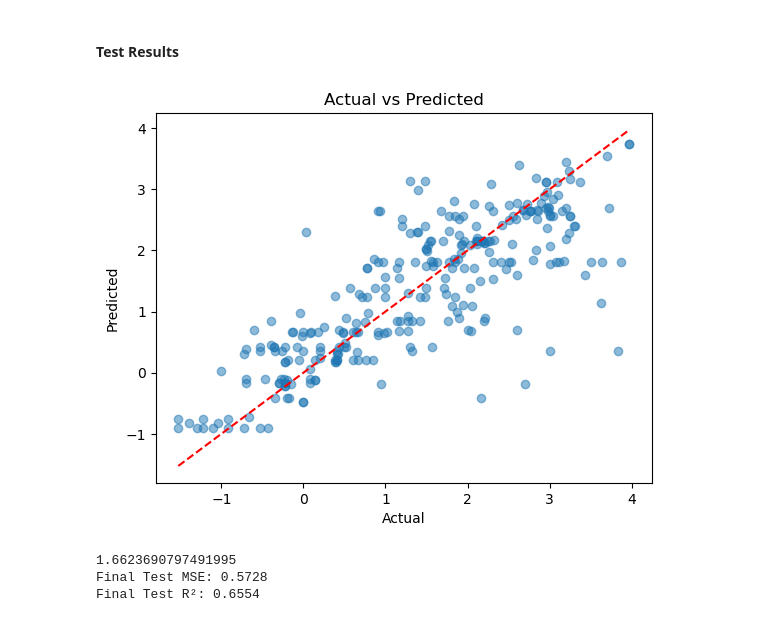
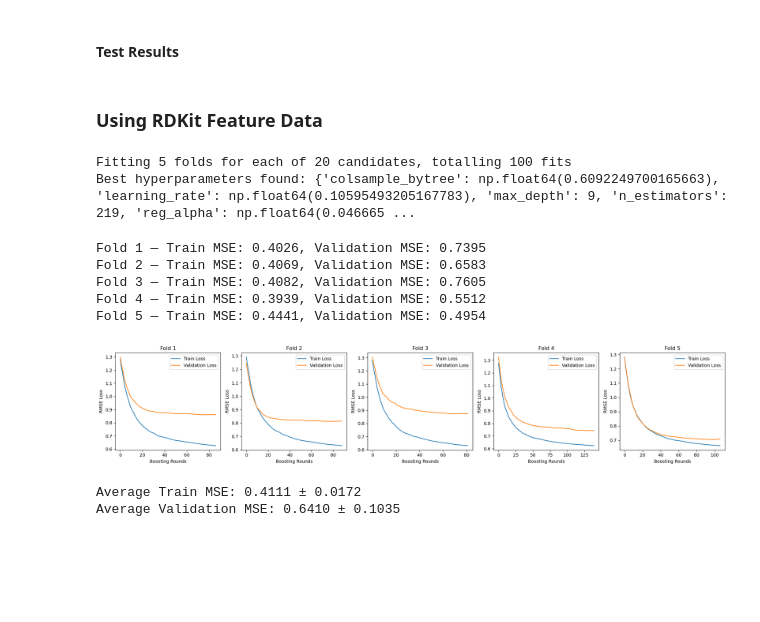
Before and after one commit to AliceTernois/c242_project, a Jupyter notebook: rianna_models2.ipynb, the cells around one changed output. Saved outputs shown, nothing was run; the diff lists cells and outputs as text; code cells hidden in the pictures; blank space fills up the shorter version.

Commit message:
ran xgboost with morgan fingerprint data

```diff
--- a/rianna_models2.ipynb
+++ b/rianna_models2.ipynb
@@ -132,26 +124,24 @@ Average Train MSE: 0.4124 ± 0.0285
 # %% [markdown]
 #### Test Results
 # %%
-# remake new model on best params
-xgb_model = XGBRegressor(
-    **best_params,
-    random_state=42,
-    eval_metric="rmse",
-    n_jobs=-1
-)
-# xgb_model.early_stopping_rounds = None
-xgb_model.fit(X_train, y_train) # Re-fit on all training data
-y_test_pred = xgb_model.predict(X_test)
-test_mse = mean_squared_error(y_test, y_test_pred)
-test_r2 = r2_score(y_test, y_test_pred)
+def test_model(X_train, y_train, X_test, y_test, best_params):
+    # remake new model on best params
+    xgb_model = XGBRegressor(
+        **best_params,
+        random_state=42,
+        eval_metric="rmse",
+        n_jobs=-1
+    )
+    xgb_model.fit(X_train, y_train) # Re-fit on all training data
+    y_test_pred = xgb_model.predict(X_test)
+    test_mse = mean_squared_error(y_test, y_test_pred)
+    test_r2 = r2_score(y_test, y_test_pred)
 
-plot_actual_vs_predicted(y_test, y_test_pred)
-print(np.var(y_test))
+    plot_actual_vs_predicted(y_test, y_test_pred)
+    print(np.var(y_test))
 
-print(f"Final Test MSE: {test_mse:.4f}")
-print(f"Final Test R²: {test_r2:.4f}")
+    print(f"Final Test MSE: {test_mse:.4f}")
+    print(f"Final Test R²: {test_r2:.4f}")
+    return xgb_model
-# %% [output]
-[figure, removed]
-1.6623690797491995
-Final Test MSE: 0.5728
-Final Test R²: 0.6554
+# %% [markdown]
+### Using RDKit Feature Data
@@ -157,0 +154,18 @@ Final Test R²: 0.6554
+# %%
+# Use RandomizedSearchCV to find best hyperparameters
+best_params = hyperparam_search(X_train, y_train)
+# %% [output]
+Fitting 5 folds for each of 20 candidates, totalling 100 fits
+Best hyperparameters found: {'colsample_bytree': np.float64(0.6092249700165663), 'learning_rate': np.float64(0.10595493205167783), 'max_depth': 9, 'n_estimators': 219, 'reg_alpha': np.float64(0.046665 ...
+# %%
+# Train and validate with cross-validation
+KFold_CV(X_train, y_train, best_params)
+# %% [output]
+Fold 1 — Train MSE: 0.4026, Validation MSE: 0.7395
+Fold 2 — Train MSE: 0.4069, Validation MSE: 0.6583
+Fold 3 — Train MSE: 0.4082, Validation MSE: 0.7605
+Fold 4 — Train MSE: 0.3939, Validation MSE: 0.5512
+Fold 5 — Train MSE: 0.4441, Validation MSE: 0.4954
+[figure, added]
+Average Train MSE: 0.4111 ± 0.0172
+Average Validation MSE: 0.6410 ± 0.1035
```
Also changed, not shown: parts of 19 cells of this notebook.
